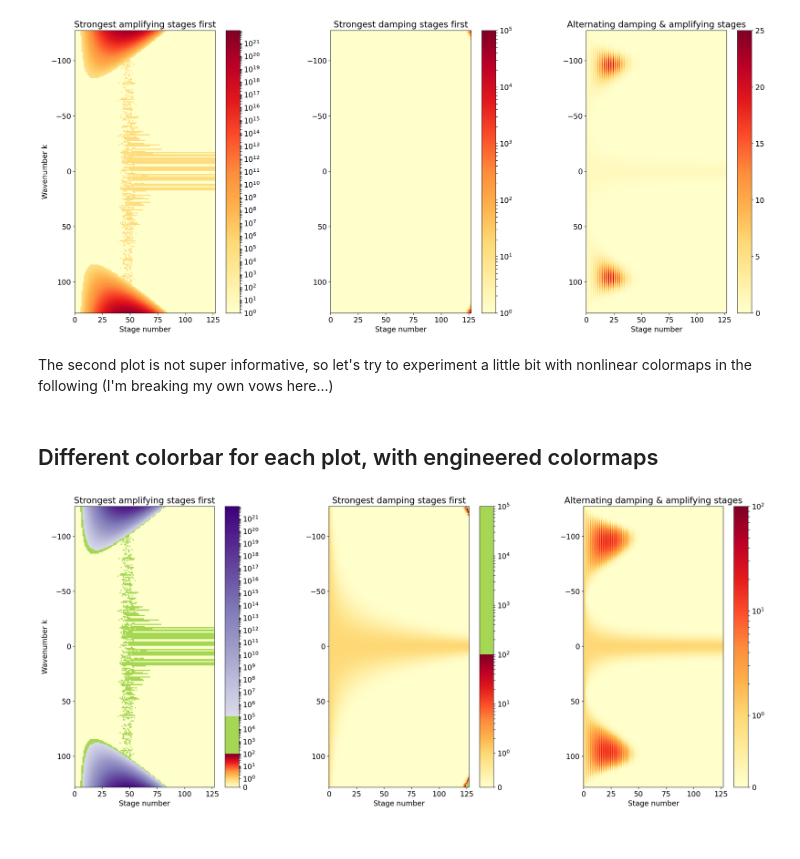
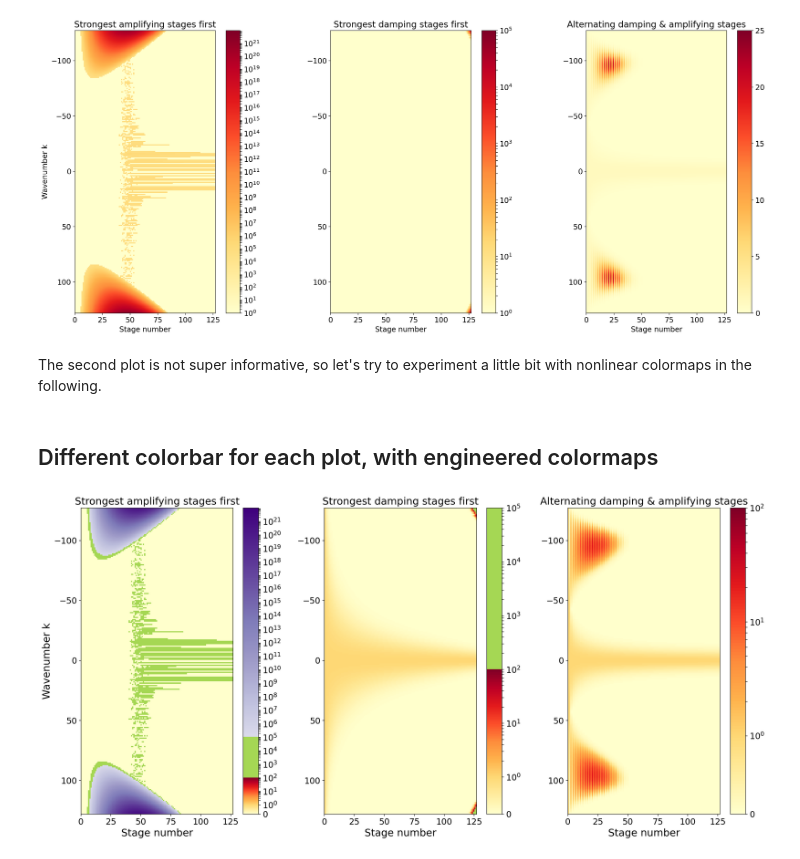
Before and after one commit to ocean-eddy-cpt/gcm-filters-paper, a Jupyter notebook: Roundoff.ipynb, the cells around one changed output. Drawn from its saved outputs; the diff is of its cells as text; code cells hidden in the pictures.

Commit message:
enlargen labels and font in blowup figure

```diff
--- a/Roundoff.ipynb
+++ b/Roundoff.ipynb
@@ -116,31 +114,0 @@ The next plot is the same as the previous plot, just using a different colormap:
-# %%
-import matplotlib.pylab as pylab
-params = {'font.size': 16}
-pylab.rcParams.update(params)
-#cmap = 'YlOrRd'
-cmap = 'hot'
-vmax = 1e4
-
-fig, axarr = plt.subplots(ncols=3, nrows=1, figsize=[20,10])
-
-im0 = axarr[0].imshow(fIncreasing, extent=[0,127,128,-127], cmap=cmap, norm=mpl.colors.SymLogNorm(linthresh=1), vmax=vmax)
-axarr[0].set_xlabel('Stage number')
-axarr[0].set_ylabel('Wavenumber k')
-axarr[0].set_title('Strongest amplifying stages first')
-
-im1 = axarr[1].imshow(fDecreasing, extent=[0,127,128,-127], cmap=cmap, norm=mpl.colors.SymLogNorm(linthresh=1), vmax=vmax)
-axarr[1].set_xlabel('Stage number')
-#axarr[1].set_ylabel('Wavenumber k')
-axarr[1].set_title('Strongest damping stages first')
-
-im2 = axarr[2].imshow(fAlternating, extent=[0,127,128,-127], cmap=cmap, norm=mpl.colors.SymLogNorm(linthresh=1), vmax=vmax)
-axarr[2].set_xlabel('Stage number')
-#axarr[2].set_ylabel('Wavenumber k')
-axarr[2].set_title('Alternating damping and amplifying stages')
-
-# colorbar
-fig.subplots_adjust(left=0.1, bottom=0.02)
-cax = fig.add_axes([0.1, -0.1, 0.8, 0.03])
-cbar = fig.colorbar(im0, cax=cax, orientation='horizontal',extend='max')
-
-#plt.savefig('figures/instability.png',dpi=400,bbox_inches='tight',pad_inches=0)
@@ -226,13 +191,13 @@ fig.colorbar(im2,ax=axarr[2])
 <matplotlib.colorbar.Colorbar at 0x...>
 [figure]
 # %% [markdown]
-The second plot is not super informative, so let's try to experiment a little bit with nonlinear colormaps in the following (I'm breaking my own vows here...)
+The second plot is not super informative, so let's try to experiment a little bit with nonlinear colormaps in the following.
 # %% [markdown]
 ## Different colorbar for each plot, with engineered colormaps
 # %%
 import matplotlib as mpl
 import matplotlib.pylab as pylab
-params = {'font.size': 14}
+params = {'font.size': 15 }
 pylab.rcParams.update(params)
 from matplotlib import cm
 from matplotlib.colors import ListedColormap, LinearSegmentedColormap
@@ -242,7 +207,7 @@ from matplotlib.colors import ListedColormap, LinearSegmentedColormap
 
 
 
-fig, axarr = plt.subplots(ncols=3, nrows=1, figsize=[25,10])
+fig, axarr = plt.subplots(ncols=3, nrows=1, figsize=[22,10])
 
 # first color map
 YlOrRd = cm.get_cmap('YlOrRd', 256)
@@ -262,43 +227,43 @@ newcmp1 = ListedColormap(newcolors)
 vmax = 1e22
 vmin = 1
 im0 = axarr[0].imshow(fIncreasing, extent=[0,127,128,-127], cmap=newcmp1, norm=mpl.colors.SymLogNorm(linthresh=1), vmax=vmax)
-axarr[0].set_xlabel('Stage number')
-axarr[0].set_ylabel('Wavenumber k')
+axarr[0].set_xlabel('Stage number', fontsize=18)
+axarr[0].set_ylabel('Wavenumber k', fontsize=18)
 axarr[0].set_title('Strongest amplifying stages first')
 fig.colorbar(im0,ax=axarr[0])
 
 # second color map
 YlOrRd = cm.get_cmap('YlOrRd', 256)
 newcolors = YlOrRd(np.linspace(0, 1, 211))
 YlOrRd = YlOrRd(np.linspace(0, 1, 100))
 #pink = np.array([248/256, 24/256, 148/256, 1])
 green = np.array([166/256, 216/256, 84/256, 1])
 newcolors[-111:, :] = green
 newcolors[:-111, : ]= YlOrRd
 newcmp2 = ListedColormap(newcolors)
 
 vmax = 1e5
 vmin = 1
 im1 = axarr[1].imshow(fDecreasing, extent=[0,127,128,-127], cmap=newcmp2, norm=mpl.colors.SymLogNorm(linthresh=1), vmax=vmax)
-axarr[1].set_xlabel('Stage number')
+axarr[1].set_xlabel('Stage number', fontsize=18)
 #axarr[1].set_ylabel('Wavenumber k')
 axarr[1].set_title('Strongest damping stages first')
 fig.colorbar(im1,ax=axarr[1])
 
 # third colormap
 newcmp3 = cm.get_cmap('YlOrRd', 100)
 
 vmax = 100
 im2 = axarr[2].imshow(fAlternating, extent=[0,127,128,-127], cmap=newcmp3, norm=mpl.colors.SymLogNorm(linthresh=1), vmax=vmax)
-axarr[2].set_xlabel('Stage number')
+axarr[2].set_xlabel('Stage number', fontsize=18)
 #axarr[2].set_ylabel('Wavenumber k')
 axarr[2].set_title('Alternating damping & amplifying stages')
 fig.colorbar(im2,ax=axarr[2])
 
 
 plt.savefig('figures/instability.png',dpi=400,bbox_inches='tight',pad_inches=0)
 # %% [output]
-[figure, old version]
+[figure, new version]
 # %%
 print(np.max(fIncreasing))
 print(np.max(fDecreasing))
```
Also changed, not shown: parts of 6 cells of this notebook.
